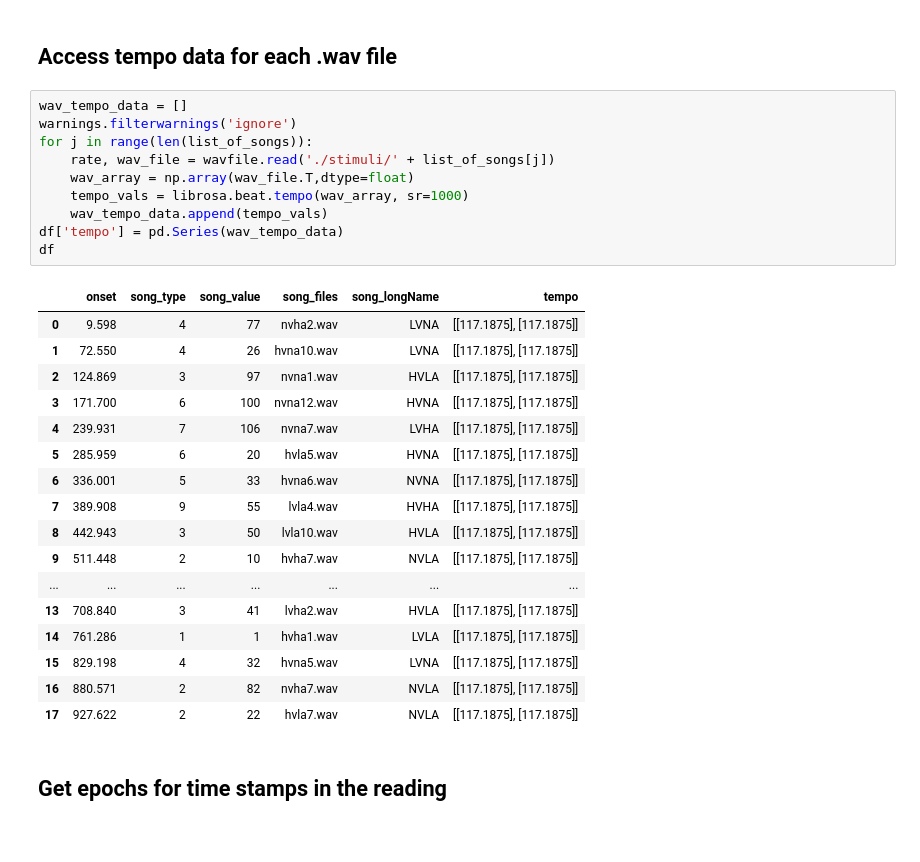
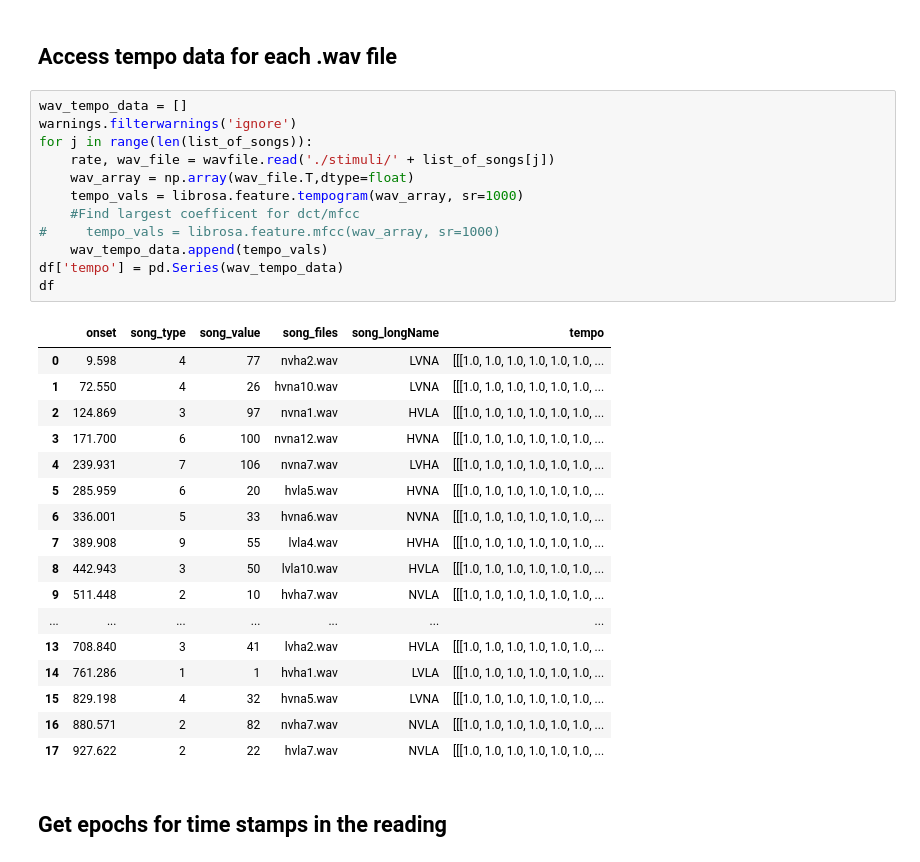
Before and after one commit to rakeshsenthil/COGS138_Music, a Jupyter notebook: clean_eda.ipynb, the cells around one changed output. Drawn from its saved outputs; the diff is of its cells as text.

```diff
--- a/clean_eda.ipynb
+++ b/clean_eda.ipynb
@@ -91,31 +91,33 @@ df
 # %%
 wav_tempo_data = []
 warnings.filterwarnings('ignore')
 for j in range(len(list_of_songs)):
     rate, wav_file = wavfile.read('./stimuli/' + list_of_songs[j])
     wav_array = np.array(wav_file.T,dtype=float)
-    tempo_vals = librosa.beat.tempo(wav_array, sr=1000)
+    tempo_vals = librosa.feature.tempogram(wav_array, sr=1000)
+    #Find largest coefficent for dct/mfcc
+#     tempo_vals = librosa.feature.mfcc(wav_array, sr=1000)
     wav_tempo_data.append(tempo_vals)
 df['tempo'] = pd.Series(wav_tempo_data)
 df
 # %% [output]
 |  | onset | song_type | song_value | song_files | song_longName | tempo |
-| 0 | 9.598 | 4 | 77 | nvha2.wav | LVNA | [[117.1875], [117.1875]] |
-| 1 | 72.550 | 4 | 26 | hvna10.wav | LVNA | [[117.1875], [117.1875]] |
-| 2 | 124.869 | 3 | 97 | nvna1.wav | HVLA | [[117.1875], [117.1875]] |
-| 3 | 171.700 | 6 | 100 | nvna12.wav | HVNA | [[117.1875], [117.1875]] |
-| 4 | 239.931 | 7 | 106 | nvna7.wav | LVHA | [[117.1875], [117.1875]] |
-| 5 | 285.959 | 6 | 20 | hvla5.wav | HVNA | [[117.1875], [117.1875]] |
-| 6 | 336.001 | 5 | 33 | hvna6.wav | NVNA | [[117.1875], [117.1875]] |
-| 7 | 389.908 | 9 | 55 | lvla4.wav | HVHA | [[117.1875], [117.1875]] |
-| 8 | 442.943 | 3 | 50 | lvla10.wav | HVLA | [[117.1875], [117.1875]] |
-| 9 | 511.448 | 2 | 10 | hvha7.wav | NVLA | [[117.1875], [117.1875]] |
+| 0 | 9.598 | 4 | 77 | nvha2.wav | LVNA | [[[1.0, 1.0, 1.0, 1.0, 1.0, 1.0, ... |
+| 1 | 72.550 | 4 | 26 | hvna10.wav | LVNA | [[[1.0, 1.0, 1.0, 1.0, 1.0, 1.0, ... |
+| 2 | 124.869 | 3 | 97 | nvna1.wav | HVLA | [[[1.0, 1.0, 1.0, 1.0, 1.0, 1.0, ... |
+| 3 | 171.700 | 6 | 100 | nvna12.wav | HVNA | [[[1.0, 1.0, 1.0, 1.0, 1.0, 1.0, ... |
+| 4 | 239.931 | 7 | 106 | nvna7.wav | LVHA | [[[1.0, 1.0, 1.0, 1.0, 1.0, 1.0, ... |
+| 5 | 285.959 | 6 | 20 | hvla5.wav | HVNA | [[[1.0, 1.0, 1.0, 1.0, 1.0, 1.0, ... |
+| 6 | 336.001 | 5 | 33 | hvna6.wav | NVNA | [[[1.0, 1.0, 1.0, 1.0, 1.0, 1.0, ... |
+| 7 | 389.908 | 9 | 55 | lvla4.wav | HVHA | [[[1.0, 1.0, 1.0, 1.0, 1.0, 1.0, ... |
+| 8 | 442.943 | 3 | 50 | lvla10.wav | HVLA | [[[1.0, 1.0, 1.0, 1.0, 1.0, 1.0, ... |
+| 9 | 511.448 | 2 | 10 | hvha7.wav | NVLA | [[[1.0, 1.0, 1.0, 1.0, 1.0, 1.0, ... |
 | ... | ... | ... | ... | ... | ... | ... |
-| 13 | 708.840 | 3 | 41 | lvha2.wav | HVLA | [[117.1875], [117.1875]] |
-| 14 | 761.286 | 1 | 1 | hvha1.wav | LVLA | [[117.1875], [117.1875]] |
-| 15 | 829.198 | 4 | 32 | hvna5.wav | LVNA | [[117.1875], [117.1875]] |
-| 16 | 880.571 | 2 | 82 | nvha7.wav | NVLA | [[117.1875], [117.1875]] |
-| 17 | 927.622 | 2 | 22 | hvla7.wav | NVLA | [[117.1875], [117.1875]] |
+| 13 | 708.840 | 3 | 41 | lvha2.wav | HVLA | [[[1.0, 1.0, 1.0, 1.0, 1.0, 1.0, ... |
+| 14 | 761.286 | 1 | 1 | hvha1.wav | LVLA | [[[1.0, 1.0, 1.0, 1.0, 1.0, 1.0, ... |
+| 15 | 829.198 | 4 | 32 | hvna5.wav | LVNA | [[[1.0, 1.0, 1.0, 1.0, 1.0, 1.0, ... |
+| 16 | 880.571 | 2 | 82 | nvha7.wav | NVLA | [[[1.0, 1.0, 1.0, 1.0, 1.0, 1.0, ... |
+| 17 | 927.622 | 2 | 22 | hvla7.wav | NVLA | [[[1.0, 1.0, 1.0, 1.0, 1.0, 1.0, ... |
 # %% [markdown]
 ## Get epochs for time stamps in the reading
 # %%
```
Also changed, not shown: parts of 12 cells of this notebook.
